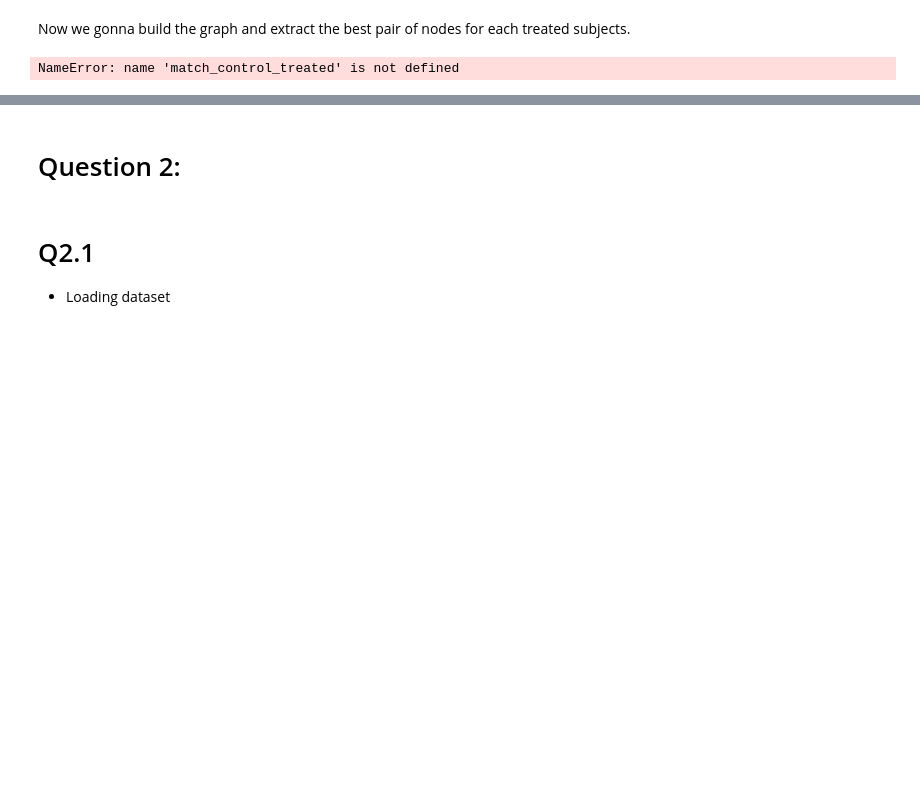
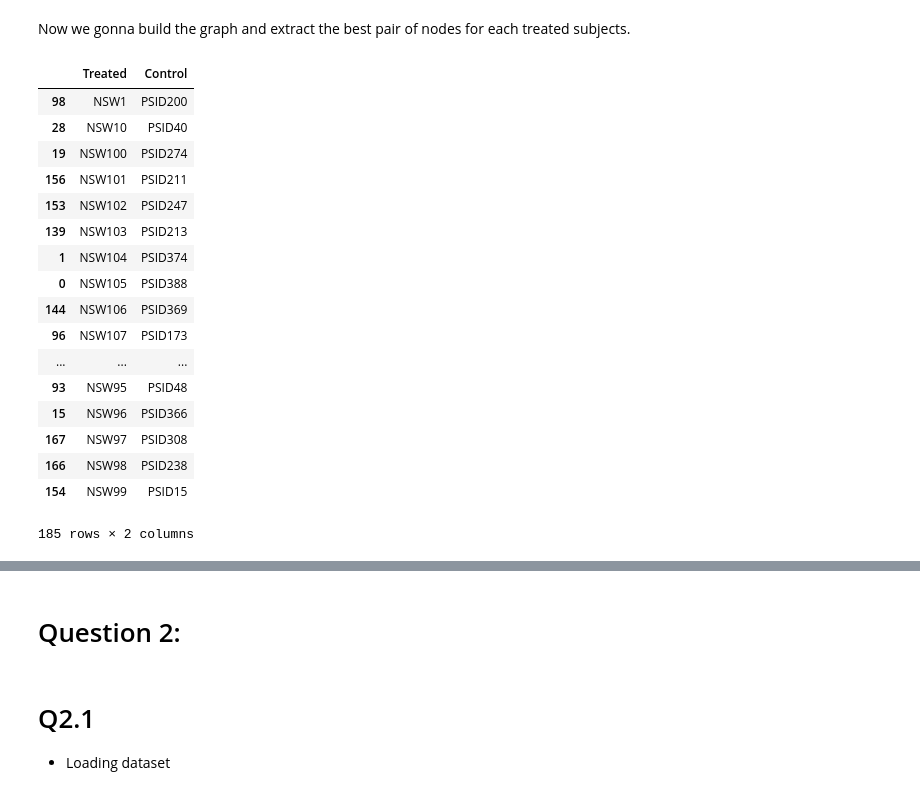
Before and after one commit to Roussaky/ada-EPFL, a Jupyter notebook: Homework4/Homework4.ipynb, the cells around one changed output, grey strips where cells are left out. Saved outputs shown, nothing was run; the diff lists cells and outputs as text; code cells hidden in the pictures; blank space fills up the shorter version.

```diff
--- a/Homework4/Homework4.ipynb
+++ b/Homework4/Homework4.ipynb
@@ -202,14 +202,32 @@ lalonde_weights.head()
 # %% [markdown]
 Now we gonna build the graph and extract the best pair of nodes for each treated subjects.
 # %%
-G = nx.from_pandas_dataframe(lalonde_weights, 'Treated', 'Test', 'weight')
+G = nx.from_pandas_dataframe(lalonde_weights, 'Treated', 'Control', 'weight')
 best_matches = nx.max_weight_matching(G, maxcardinality=True)
-best_matches
 
 #We store the bestmatches in a panda df.
-lalonde_matches = pd.DataFrame(columns=['Treated','Test'])
-lalonde_matches['Treated'] = match_control_treated.keys()
-lalonde_matches['Test'] = match_control_treated.values()
+lalonde_matches = pd.DataFrame(columns=['Treated','Control'])
+for (key,value) in best_matches.items():
+    if "NSW" in key:
+        lalonde_matches.loc[len(lalonde_matches)] = [key,value]
+lalonde_matches = lalonde_matches.sort_values(by="Treated")
 lalonde_matches.head()
 # %% [output]
+|  | Treated | Control |
+| 98 | NSW1 | PSID200 |
+| 28 | NSW10 | PSID40 |
+| 19 | NSW100 | PSID274 |
+| 156 | NSW101 | PSID211 |
+| 153 | NSW102 | PSID247 |
+| 139 | NSW103 | PSID213 |
+| 1 | NSW104 | PSID374 |
+| 0 | NSW105 | PSID388 |
+| 144 | NSW106 | PSID369 |
+| 96 | NSW107 | PSID173 |
+| ... | ... | ... |
+| 93 | NSW95 | PSID48 |
+| 15 | NSW96 | PSID366 |
+| 167 | NSW97 | PSID308 |
+| 166 | NSW98 | PSID238 |
+| 154 | NSW99 | PSID15 |
-NameError: name 'match_control_treated' is not defined
+185 rows × 2 columns
```
Also changed, not shown: parts of 7 cells of this notebook.
